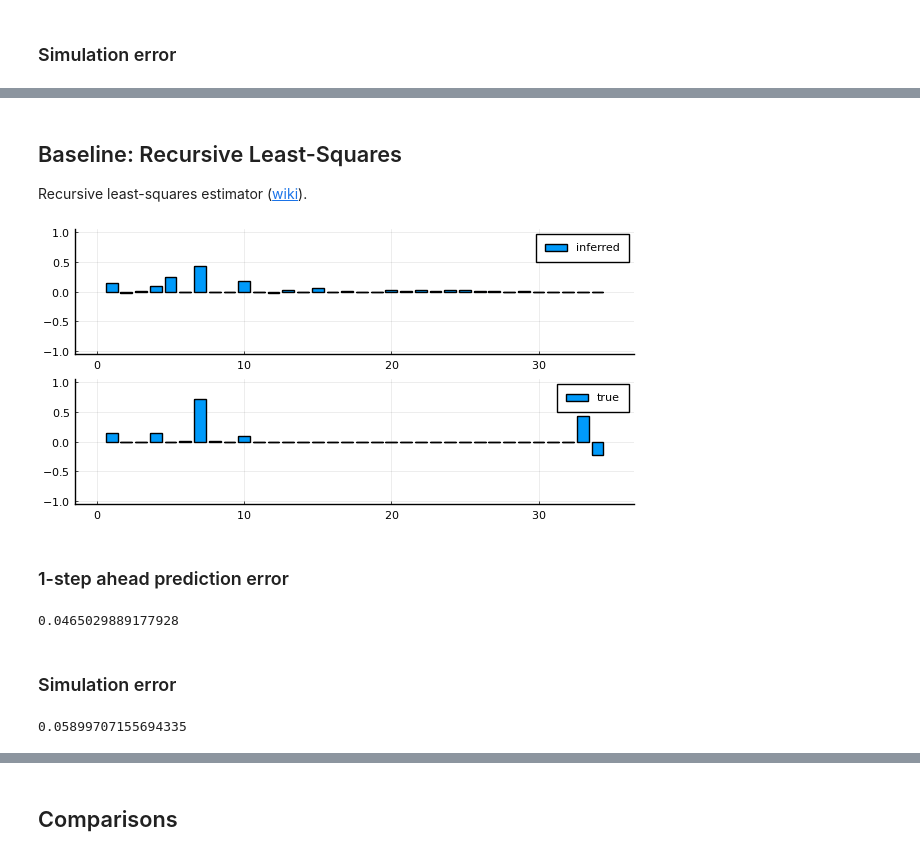
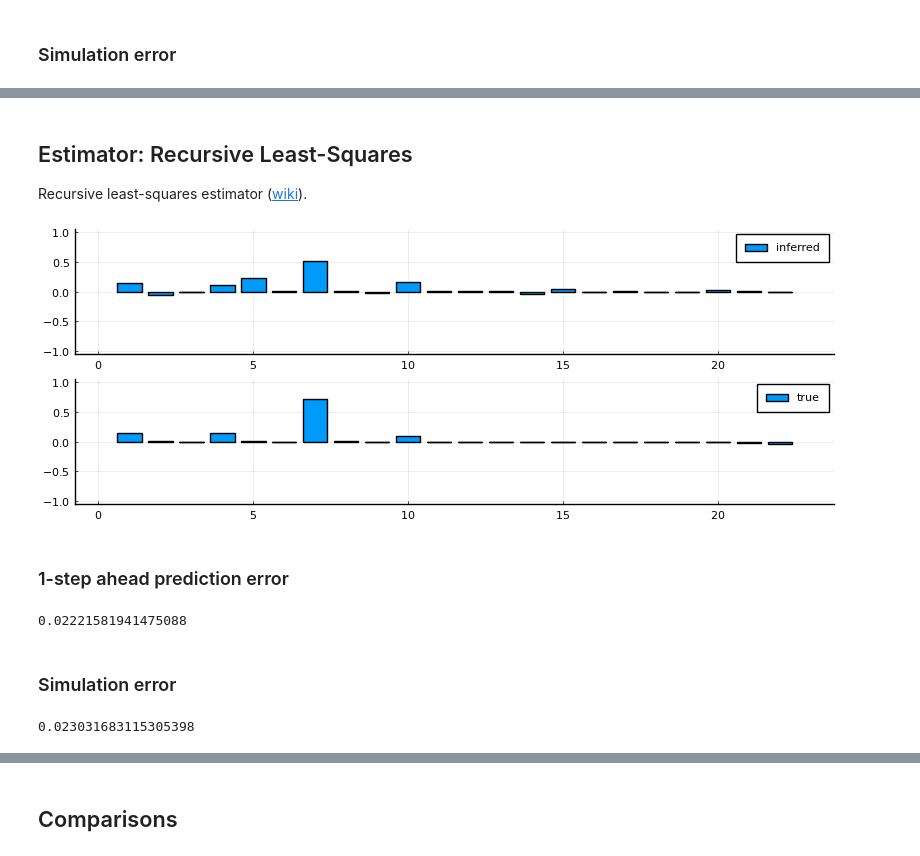
Before and after one commit to biaslab/ACC2022-vmpNARMAX, a Jupyter notebook: experiments/experiment_NARMAX.ipynb, the cells around one changed output, grey strips where cells are left out. Cells and saved outputs as stored; diff of their text form; code cells hidden in the pictures.

```diff
--- a/experiments/experiment_NARMAX.ipynb
+++ b/experiments/experiment_NARMAX.ipynb
@@ -187,0 +52,25 @@ savefig("figures/NARMAX-generated-input+output_deg"*string(deg_m)*"_order"*strin
+# %%
+# Load from .mat file
+mat_data = matread("data/NARMAXsignal_stde"*string(stde)*"_pol3_order4_N"*string(N)*"_r1.mat")
+
+# Length of transient period
+transient = 0
+
+# Length of training signal
+ix_trn = collect(1:256) .+ transient
+
+# Length of testing signal
+ix_tst = collect(1:1000) .+ transient;
+
+# Extract data sets
+input_trn = mat_data["uTrain"][ix_trn]
+output_trn = mat_data["yTrain"][ix_trn]
+T_trn = length(input_trn)
+
+input_tst = mat_data["uTest"][ix_tst]
+output_tst = mat_data["yTest"][ix_tst]
+T_tst = length(input_tst)
+
+# System parameters
+θ_true = mat_data["system"]["theta"][:]
+τ_true = inv(mat_data["options"]["stde"]^2);
@@ -437,5 +373,5 @@ scatter(sqerror_sim_FEM, label="FEM RMS = "*string(RMS_sim_FEM), color="magenta"
 # %% [markdown]
-## Baseline: Recursive Least-Squares
+## Estimator: Recursive Least-Squares
 
 Recursive least-squares estimator ([wiki](https://en.wikipedia.org/wiki/Recursive_least_squares_filter#Recursive_algorithm)).
 # %%
@@ -443,8 +379,8 @@ Recursive least-squares estimator ([wiki](https://en.wikipedia.org/wiki/Recursiv
 λ = 1.00
 
 # Initialize
-P = λ.*Matrix{Float64}(I,N_m,N_m)
-w_k = zeros(N_m,)
+P = λ.*Matrix{Float64}(I,N,N)
+w_k = zeros(N,)
 
 # Preallocate prediction array
 predictions_RLS = zeros(T_trn,)
@@ -453,9 +389,9 @@ errors = zeros(T_trn,)
 @showprogress for (ii,k) in enumerate(maxM+1:T_trn)
 
     # Update data vector
-    u_kmin1 = input_trn[k-1:-1:k-M1_m]
-    y_kmin1 = output_trn[k-1:-1:k-M2_m]
-    e_kmin1 = errors[k-1:-1:k-M3_m]
+    u_kmin1 = input_trn[k-1:-1:k-M1]
+    y_kmin1 = output_trn[k-1:-1:k-M2]
+    e_kmin1 = errors[k-1:-1:k-M3]
     ϕx = ϕ([input_trn[k]; u_kmin1; y_kmin1; e_kmin1])
 
     # Update weights
@@ -472,9 +408,9 @@ end
 # %%
 p55a = bar(w_k, label="inferred", ylims=[-1., 1.])
 p55b = bar(θ_true, label="true", ylims=[-1., 1.])
-p55 = plot(p55a, p55b, layout=(2,1), size=(600,300))
+p55 = plot(p55a, p55b, layout=(2,1), size=(800,300))
 # %% [output]
-[figure, old version]
+[figure, new version]
 # %% [markdown]
 ### 1-step ahead prediction error
 # %%
@@ -484,9 +420,9 @@ errors = zeros(T_tst,)
 for k in maxM+1:T_tst
 
     # Update history vectors
-    u_kmin1 = input_tst[k-1:-1:k-M1_m]
-    y_kmin1 = output_tst[k-1:-1:k-M2_m]
-    e_kmin1 = errors[k-1:-1:k-M3_m]
+    u_kmin1 = input_tst[k-1:-1:k-M1]
+    y_kmin1 = output_tst[k-1:-1:k-M2]
+    e_kmin1 = errors[k-1:-1:k-M3]
 
     # Point prediction
     ϕx = ϕ([input_tst[k]; u_kmin1; y_kmin1; e_kmin1])
@@ -499,7 +435,7 @@ end
 
 RMS_prd_RLS = sqrt(mean((predictions_RLS[maxM+1:end] - output_tst[maxM+1:end]).^2))
 # %% [output]
-0.0465029889177928
+0.02221581941475088
 # %% [markdown]
 ### Simulation error
 # %%
@@ -508,9 +444,9 @@ simulations_RLS = zeros(T_tst,)
 for k in maxM+1:T_tst
 
     # Update history vectors
-    u_kmin1 = input_tst[k-1:-1:k-M1_m]
-    y_kmin1 = simulations_RLS[k-1:-1:k-M2_m]
-    e_kmin1 = zeros(M3_m,)
+    u_kmin1 = input_tst[k-1:-1:k-M1]
+    y_kmin1 = simulations_RLS[k-1:-1:k-M2]
+    e_kmin1 = zeros(M3,)
 
     # Posterior predictive
     ϕx = ϕ([input_tst[k]; u_kmin1; y_kmin1; e_kmin1])
@@ -520,7 +456,7 @@ end
 
 RMS_sim_RLS = sqrt(mean((simulations_RLS[maxM+1:end] - output_tst[maxM+1:end]).^2))
 # %% [output]
-0.05899707155694335
+0.023031683115305398
 # %%
 zoom_t = maxM+1:T_tst
 p210 = plot(zoom_t, output_tst[zoom_t], color="black", linewidth=1, alpha=0.3, label="test output", xlabel="time [k]", ylabel="amplitude", size=(600,220), legend=:topleft)
```
Also changed, not shown: parts of 71 cells of this notebook, 6 other files.
